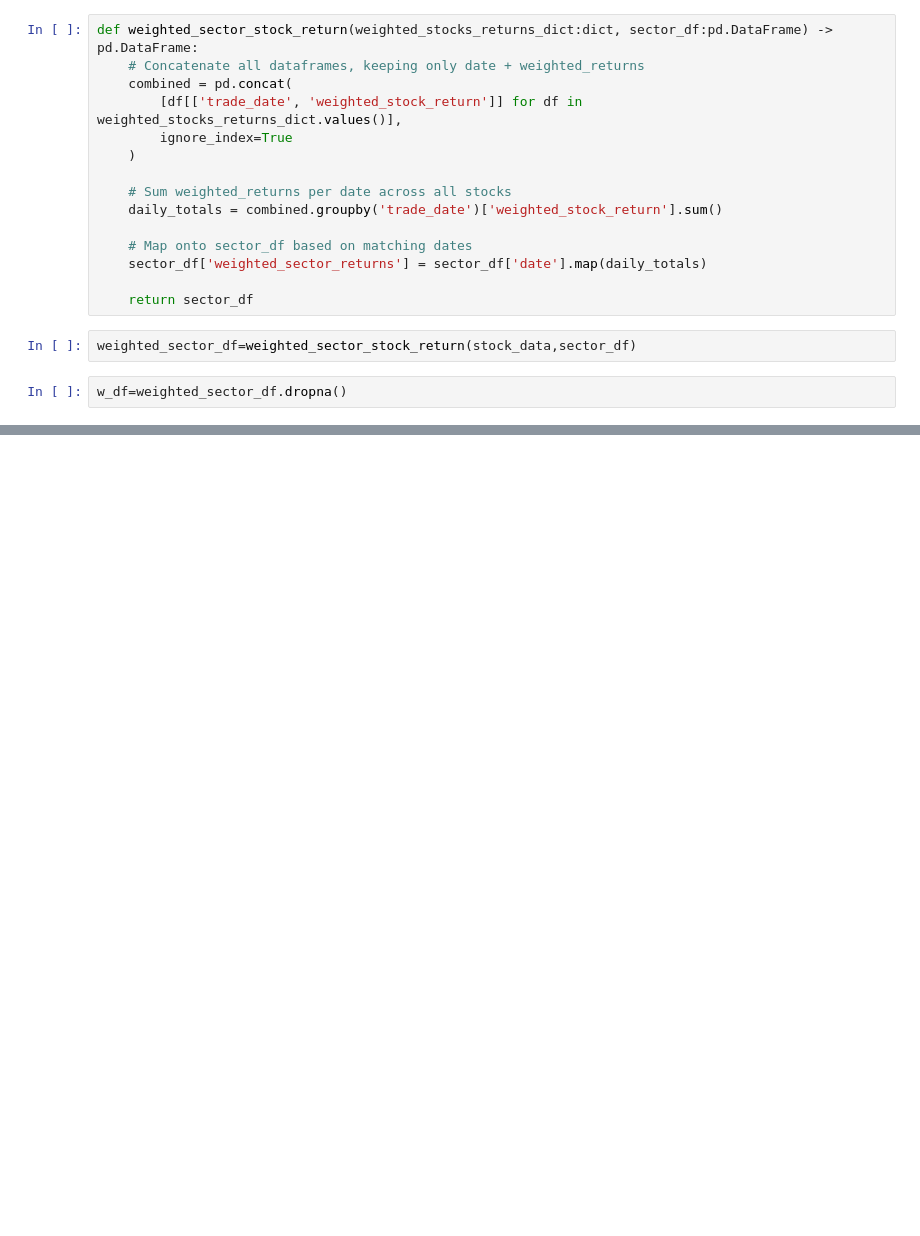
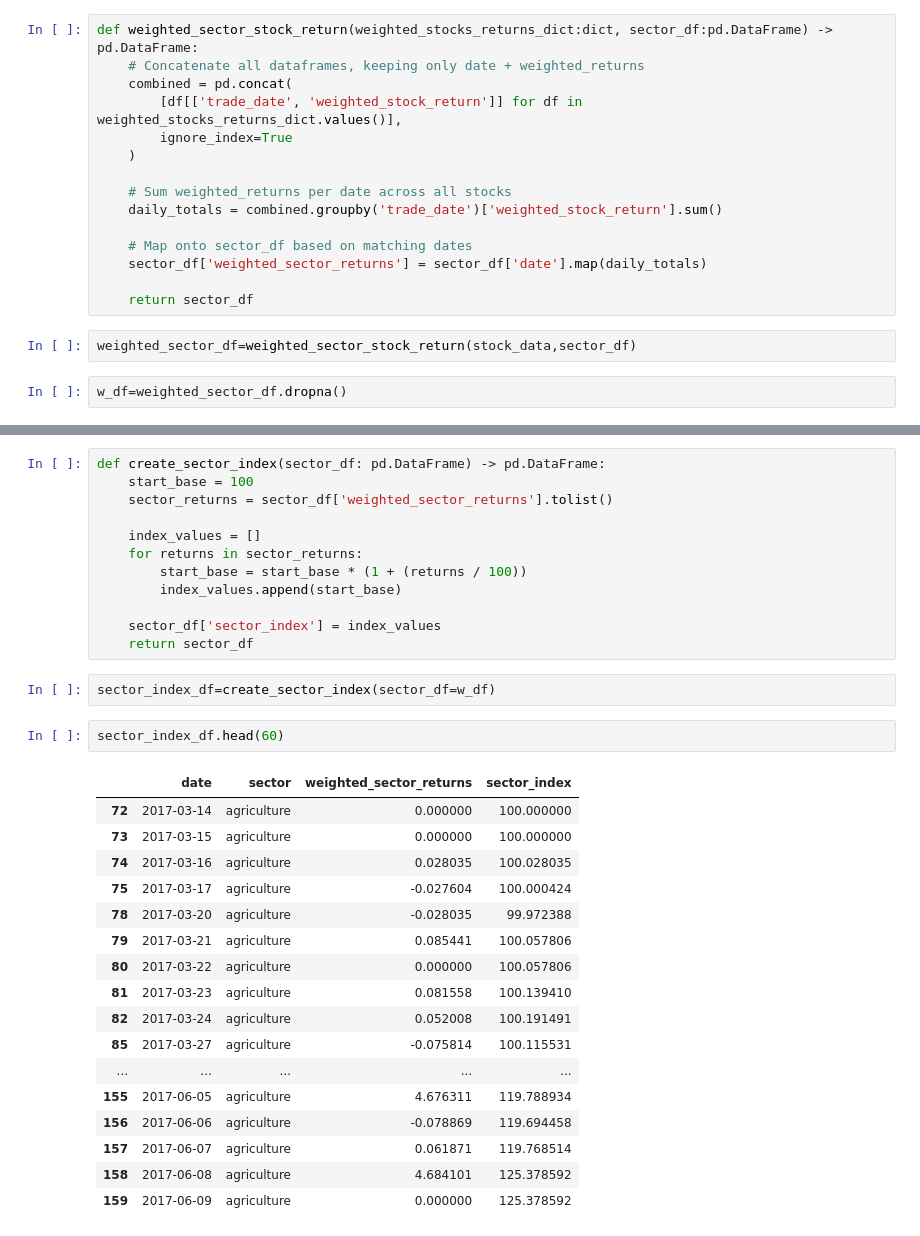
Before and after one commit to Udeani4/SectorLevel_StockPerformance_Predictoion, a Jupyter notebook: creating_stock_groups.ipynb, the cells around one changed output, grey strips where cells are left out. Cells and saved outputs as stored; diff of their text form; blank space fills up the shorter version.

```diff
--- a/creating_stock_groups.ipynb
+++ b/creating_stock_groups.ipynb
@@ -297,0 +324,34 @@ datetime64[us]
+# %%
+def create_sector_index(sector_df: pd.DataFrame) -> pd.DataFrame:
+    start_base = 100
+    sector_returns = sector_df['weighted_sector_returns'].tolist()
+
+    index_values = []
+    for returns in sector_returns:
+        start_base = start_base * (1 + (returns / 100))
+        index_values.append(start_base)
+
+    sector_df['sector_index'] = index_values
+    return sector_df
+# %%
+sector_index_df=create_sector_index(sector_df=w_df)
+# %%
+sector_index_df.head(60)
+# %% [output]
+|  | date | sector | weighted_sector_returns | sector_index |
+| 72 | 2017-03-14 | agriculture | 0.000000 | 100.000000 |
+| 73 | 2017-03-15 | agriculture | 0.000000 | 100.000000 |
+| 74 | 2017-03-16 | agriculture | 0.028035 | 100.028035 |
+| 75 | 2017-03-17 | agriculture | -0.027604 | 100.000424 |
+| 78 | 2017-03-20 | agriculture | -0.028035 | 99.972388 |
+| 79 | 2017-03-21 | agriculture | 0.085441 | 100.057806 |
+| 80 | 2017-03-22 | agriculture | 0.000000 | 100.057806 |
+| 81 | 2017-03-23 | agriculture | 0.081558 | 100.139410 |
+| 82 | 2017-03-24 | agriculture | 0.052008 | 100.191491 |
+| 85 | 2017-03-27 | agriculture | -0.075814 | 100.115531 |
+| ... | ... | ... | ... | ... |
+| 155 | 2017-06-05 | agriculture | 4.676311 | 119.788934 |
+| 156 | 2017-06-06 | agriculture | -0.078869 | 119.694458 |
+| 157 | 2017-06-07 | agriculture | 0.061871 | 119.768514 |
+| 158 | 2017-06-08 | agriculture | 4.684101 | 125.378592 |
+| 159 | 2017-06-09 | agriculture | 0.000000 | 125.378592 |
```
Also changed, not shown: parts of 8 cells of this notebook.
